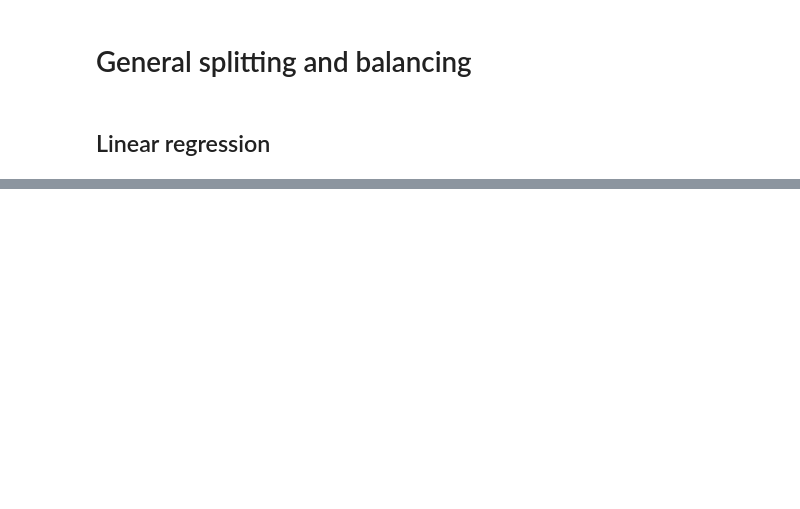
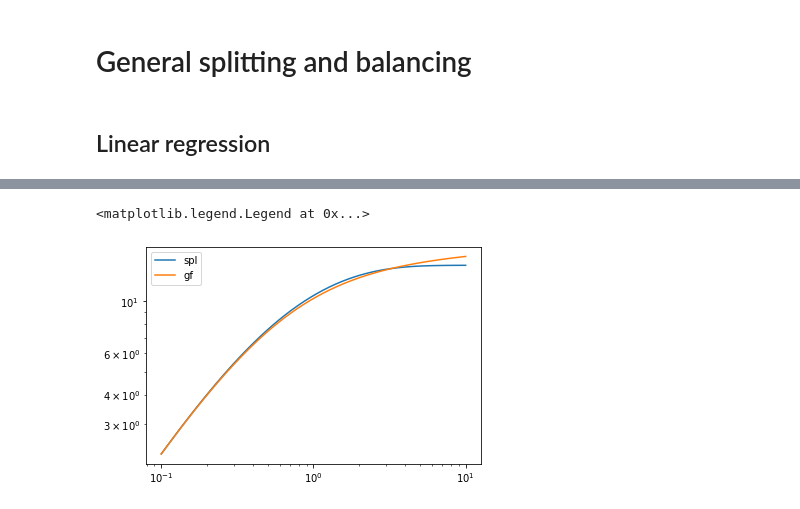
Before and after one commit to MerkulovDaniil/split-sgd, a Jupyter notebook: Code/Continious_time.ipynb, the cells around one changed output, grey strips where cells are left out. Cells and saved outputs as stored; diff of their text form; code cells hidden in the pictures; blank space fills up the shorter version.

```diff
--- a/Code/Continious_time.ipynb
+++ b/Code/Continious_time.ipynb
@@ -296,3 +281,22 @@ QR finished
+# %%
+i_batch = 4
+ts = np.logspace(-1,1)
+thes = []
+thes_full = []
+
+for h in ts:
+    theta_t = theta_0
+    for i_batch in range(s):
+        theta_t = solve_local_problem(Qs[i_batch], Rs[i_batch], theta_t, ys[i_batch], h, n)
+    thes.append(np.linalg.norm(theta_t - theta_0))
+    theta_gf = solve_local_problem(Q, R, theta_0, y, h, n)
+    thes_full.append(np.linalg.norm(theta_gf - theta_0))
+plt.loglog(ts, thes, label='spl')
+plt.loglog(ts, thes_full, label='gf')
+plt.legend()
+# %% [output]
+<matplotlib.legend.Legend at 0x...>
+[figure, added]
 # %%
 fig, axs = plt.subplots(1, 3, figsize=(14, 4))
 fig.suptitle('Linear Least Squares')
```
Also changed, not shown: parts of 4 cells of this notebook.
